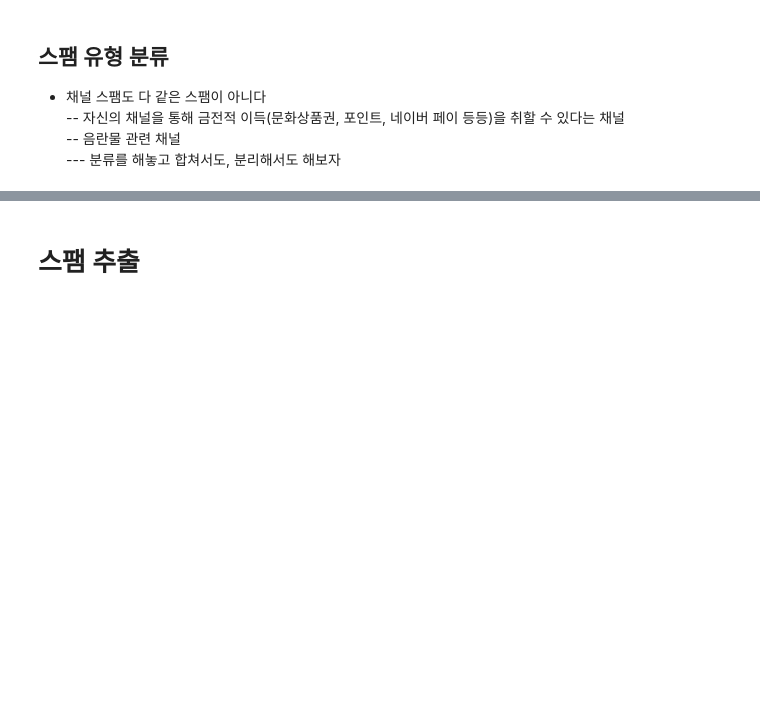
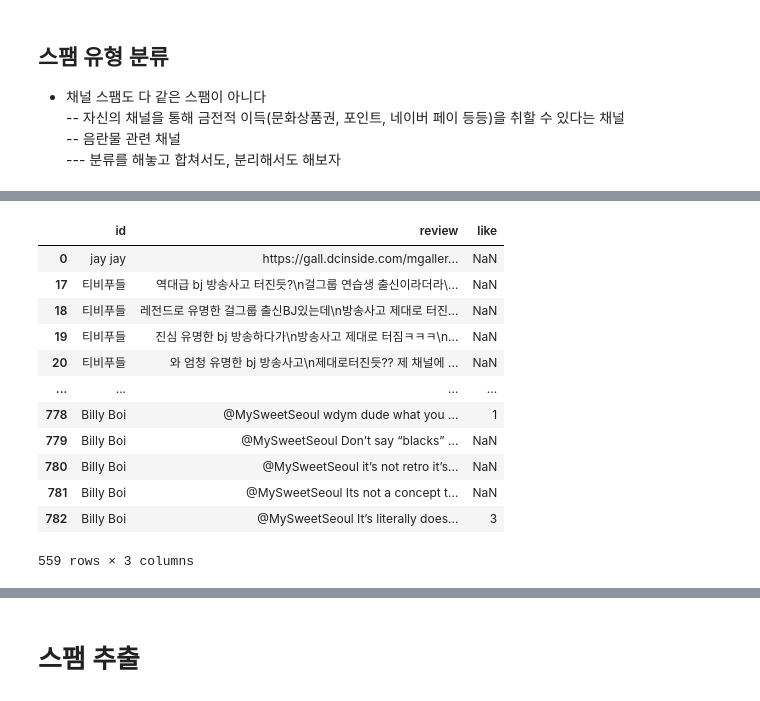
Before and after one commit to subeomsp/TIL_2, a Jupyter notebook: 유튜브 크롤링/BERT 스팸 분류 모델 for Youtube.ipynb, the cells around one changed output, grey strips where cells are left out. Saved outputs shown, nothing was run; the diff lists cells and outputs as text; code cells hidden in the pictures; blank space fills up the shorter version.

```diff
--- a/유튜브 크롤링/BERT 스팸 분류 모델 for Youtube.ipynb
+++ b/유튜브 크롤링/BERT 스팸 분류 모델 for Youtube.ipynb
@@ -1164,0 +1246,22 @@ for idx, review in enumerate(review_list):
+# %%
+test1 = temp_type1.index
+# %%
+test2 = temp_type1[temp_type1['id'] == temp_type1['id'].iloc[1]].index
+# %%
+test3 = list(set(test1) - set(test2))
+# %%
+temp_type1.iloc[test3]
+# %% [output]
+|  | id | review | like |
+| 0 | jay jay | https://gall.dcinside.com/mgaller... | NaN |
+| 17 | 티비푸들 | 역대급 bj 방송사고 터진듯?\n걸그룹 연습생 출신이라더라\... | NaN |
+| 18 | 티비푸들 | 레전드로 유명한 걸그룹 출신BJ있는데\n방송사고 제대로 터진... | NaN |
+| 19 | 티비푸들 | 진심 유명한 bj 방송하다가\n방송사고 제대로 터짐ㅋㅋㅋ\n... | NaN |
+| 20 | 티비푸들 | 와 엄청 유명한 bj 방송사고\n제대로터진듯?? 제 채널에 ... | NaN |
+| ... | ... | ... | ... |
+| 778 | Billy Boi | @MySweetSeoul wdym dude what you ... | 1 |
+| 779 | Billy Boi | @MySweetSeoul Don’t say “blacks” ... | NaN |
+| 780 | Billy Boi | @MySweetSeoul it’s not retro it’s... | NaN |
+| 781 | Billy Boi | @MySweetSeoul Its not a concept t... | NaN |
+| 782 | Billy Boi | @MySweetSeoul It’s literally does... | 3 |
+559 rows × 3 columns
```
Also changed, not shown: parts of 19 cells of this notebook.
